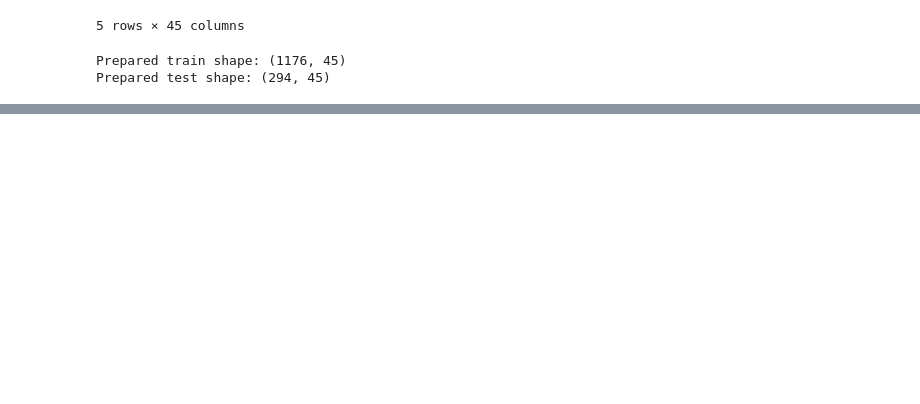
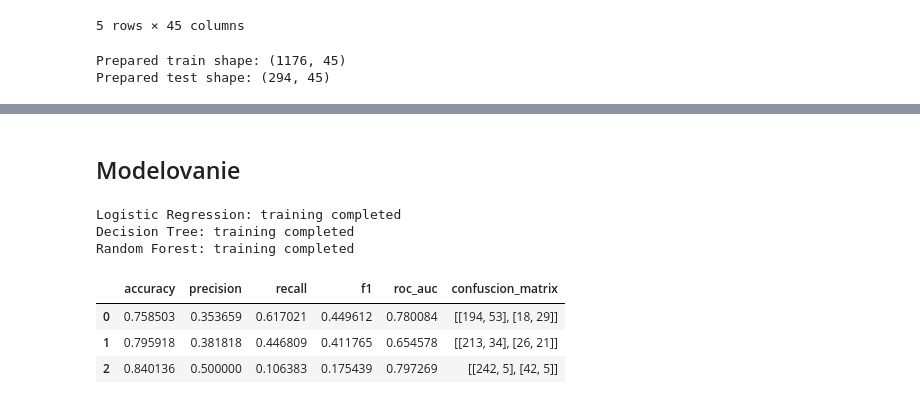
Before and after one commit to krrysanova/employee-attrition-prediction, a Jupyter notebook: employee_attrition_CRISPDM.ipynb, the cells around one changed output, grey strips where cells are left out. Drawn from its saved outputs; the diff is of its cells as text; code cells hidden in the pictures; blank space fills up the shorter version.

Commit message:
first models

```diff
--- a/employee_attrition_CRISPDM.ipynb
+++ b/employee_attrition_CRISPDM.ipynb
@@ -415,3 +415,5 @@ display(
 | 50% | -0.11 | -0.01 | -0.29 | 0.09 | 0.26 | 0.02 | ... |
 | 75% | 0.65 | 0.88 | 0.57 | 1.06 | 1.18 | 0.86 | ... |
 | max | 2.51 | 1.73 | 2.40 | 2.04 | 1.18 | 1.69 | ... |
+# %% [markdown]
+## Modelovanie
@@ -417,0 +444,52 @@ display(
+# %%
+for name, model in models.items():
+    model.fit(X_train_prepared, y_train)
+    print(f'{name}: training completed')
+# %% [output]
+Logistic Regression: training completed
+Decision Tree: training completed
+Random Forest: training completed
+# %%
+from sklearn.metrics import (
+    accuracy_score,
+    precision_score,
+    recall_score,
+    f1_score,
+    roc_auc_score,
+    confusion_matrix
+)
+
+results = []
+for name, model in models.items():
+    y_pred = model.predict(X_test_prepared)
+    yes_index = list(model.classes_).index('Yes')
+    y_proba = model.predict_proba(X_test_prepared)[:, yes_index]
+
+    accuracy = accuracy_score(y_test, y_pred)
+    precision = precision_score(y_test, y_pred, pos_label='Yes', zero_division=0)
+    recall = recall_score(y_test, y_pred, pos_label='Yes', zero_division=0)
+    f1 = f1_score(y_test, y_pred, pos_label='Yes', zero_division=0)
+    roc_auc = roc_auc_score(
+        (y_test == 'Yes').astype(int),
+        y_proba
+    )
+    confusion_mat = confusion_matrix(y_test, y_pred)
+
+    results.append(
+        {
+            "accuracy": accuracy,
+            "precision": precision,
+            "recall": recall,
+            "f1": f1,
+            "roc_auc": roc_auc,
+            "confuscion_matrix": confusion_mat
+        }
+    )
+
+results = pd.DataFrame(results)
+display(results)
+# %% [output]
+|  | accuracy | precision | recall | f1 | roc_auc | confuscion_matrix |
+| 0 | 0.758503 | 0.353659 | 0.617021 | 0.449612 | 0.780084 | [[194, 53], [18, 29]] |
+| 1 | 0.795918 | 0.381818 | 0.446809 | 0.411765 | 0.654578 | [[213, 34], [26, 21]] |
+| 2 | 0.840136 | 0.500000 | 0.106383 | 0.175439 | 0.797269 | [[242, 5], [42, 5]] |
```
Also changed, not shown: parts of 2 cells of this notebook.
